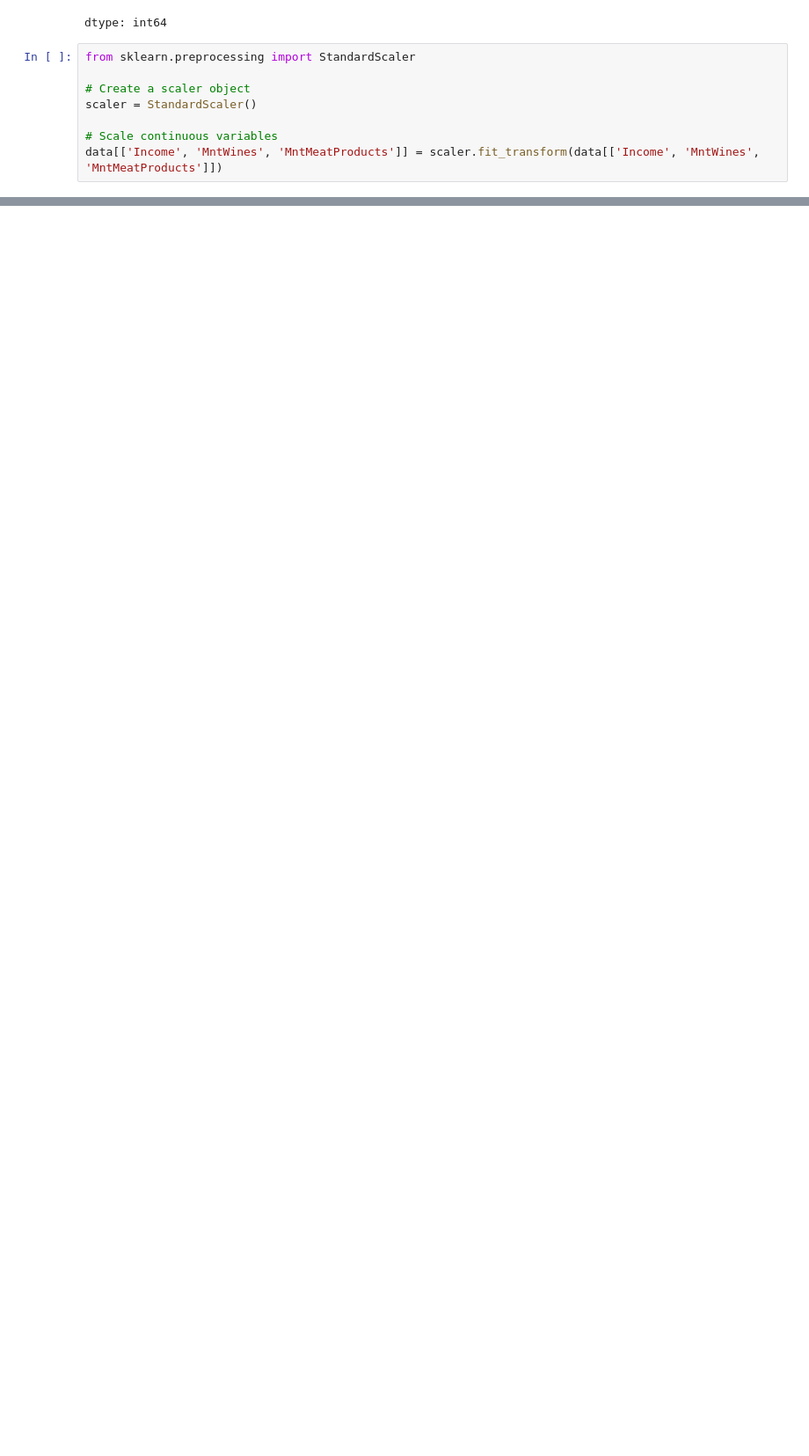
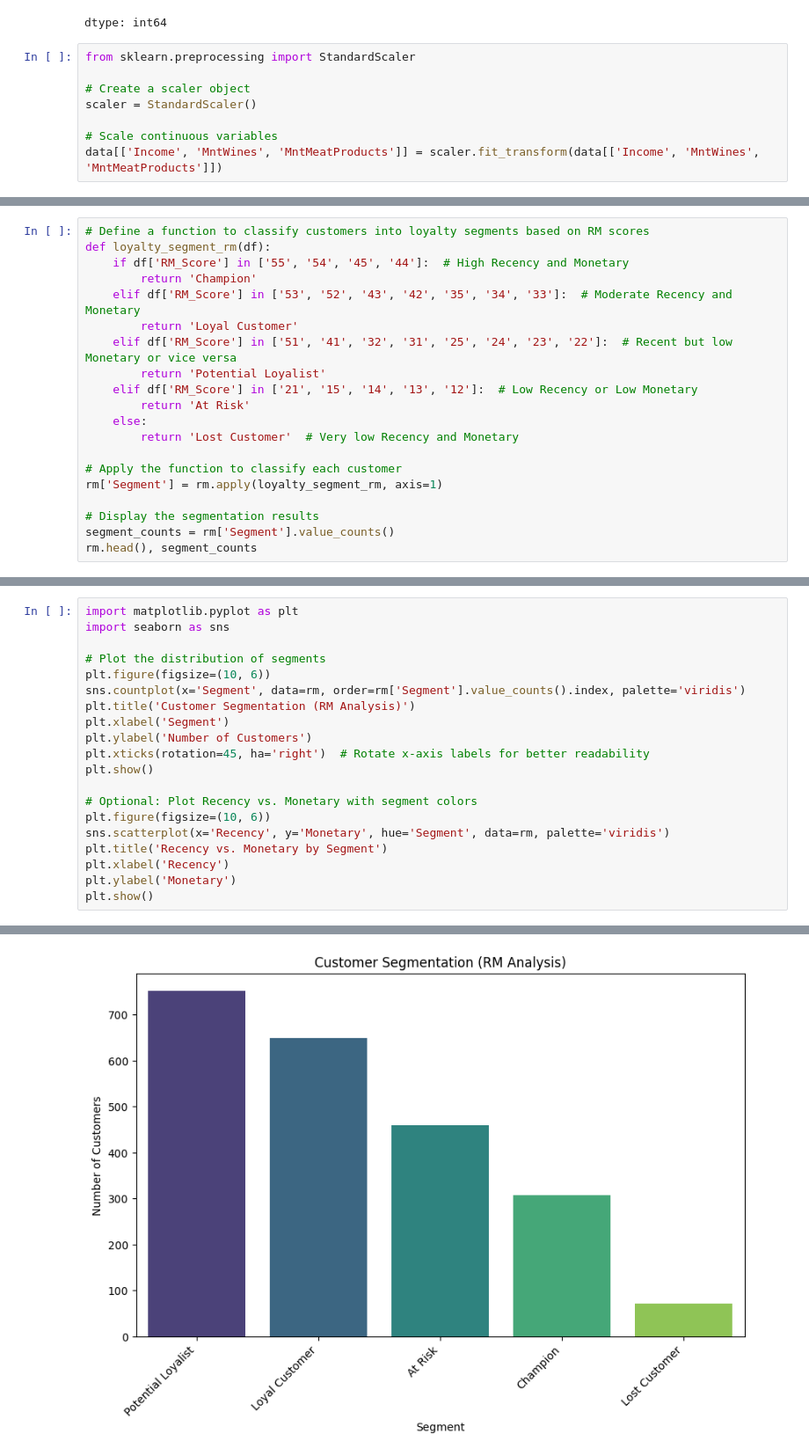
Before and after one commit to ghassantaleb/loyalty-landscape-analysis, a Jupyter notebook: loyalty_landscape_analysis.ipynb, the cells around one changed output, grey strips where cells are left out. Shown at 88% size. Cells and saved outputs as stored; diff of their text form; blank space fills up the shorter version.

```diff
--- a/loyalty_landscape_analysis.ipynb
+++ b/loyalty_landscape_analysis.ipynb
@@ -67,0 +122,20 @@ data[['Income', 'MntWines', 'MntMeatProducts']] = scaler.fit_transform(data[['In
+# %%
+# Define a function to classify customers into loyalty segments based on RM scores
+def loyalty_segment_rm(df):
+    if df['RM_Score'] in ['55', '54', '45', '44']:  # High Recency and Monetary
+        return 'Champion'
+    elif df['RM_Score'] in ['53', '52', '43', '42', '35', '34', '33']:  # Moderate Recency and Monetary
+        return 'Loyal Customer'
+    elif df['RM_Score'] in ['51', '41', '32', '31', '25', '24', '23', '22']:  # Recent but low Monetary or vice versa
+        return 'Potential Loyalist'
+    elif df['RM_Score'] in ['21', '15', '14', '13', '12']:  # Low Recency or Low Monetary
+        return 'At Risk'
+    else:
+        return 'Lost Customer'  # Very low Recency and Monetary
+
+# Apply the function to classify each customer
+rm['Segment'] = rm.apply(loyalty_segment_rm, axis=1)
+
+# Display the segmentation results
+segment_counts = rm['Segment'].value_counts()
+rm.head(), segment_counts
@@ -67,0 +163,21 @@ data[['Income', 'MntWines', 'MntMeatProducts']] = scaler.fit_transform(data[['In
+# %%
+import matplotlib.pyplot as plt
+import seaborn as sns
+
+# Plot the distribution of segments
+plt.figure(figsize=(10, 6))
+sns.countplot(x='Segment', data=rm, order=rm['Segment'].value_counts().index, palette='viridis')
+plt.title('Customer Segmentation (RM Analysis)')
+plt.xlabel('Segment')
+plt.ylabel('Number of Customers')
+plt.xticks(rotation=45, ha='right')  # Rotate x-axis labels for better readability
+plt.show()
+
+# Optional: Plot Recency vs. Monetary with segment colors
+plt.figure(figsize=(10, 6))
+sns.scatterplot(x='Recency', y='Monetary', hue='Segment', data=rm, palette='viridis')
+plt.title('Recency vs. Monetary by Segment')
+plt.xlabel('Recency')
+plt.ylabel('Monetary')
+plt.show()
+# %% [output]
@@ -67,0 +187 @@ data[['Income', 'MntWines', 'MntMeatProducts']] = scaler.fit_transform(data[['In
+[figure, added]
```
Also changed, not shown: parts of 12 cells of this notebook.
